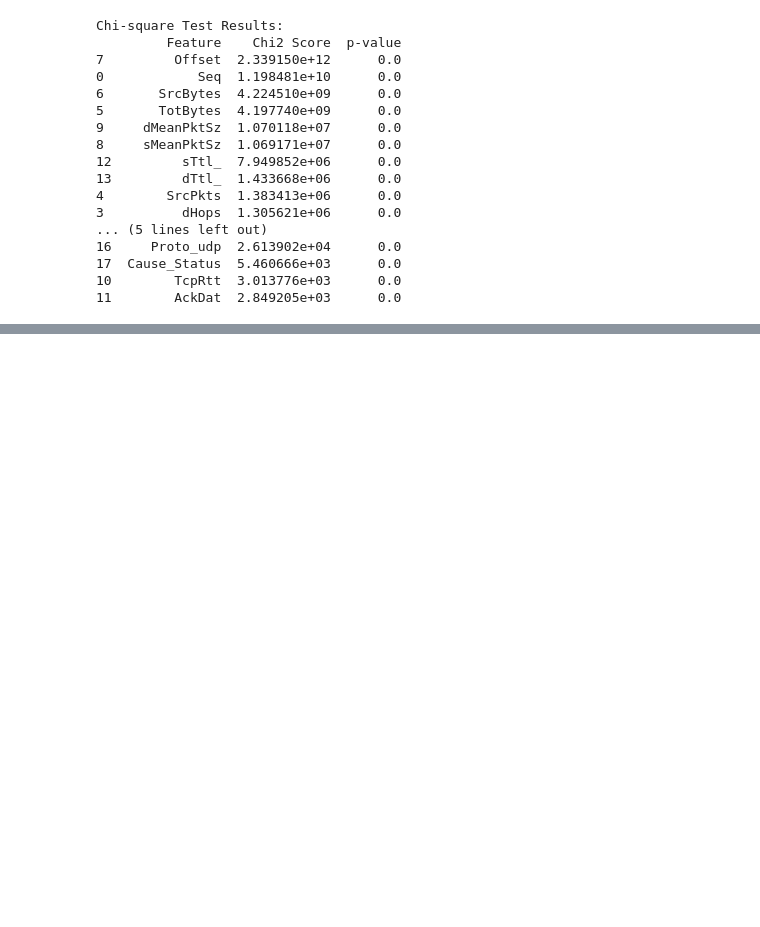
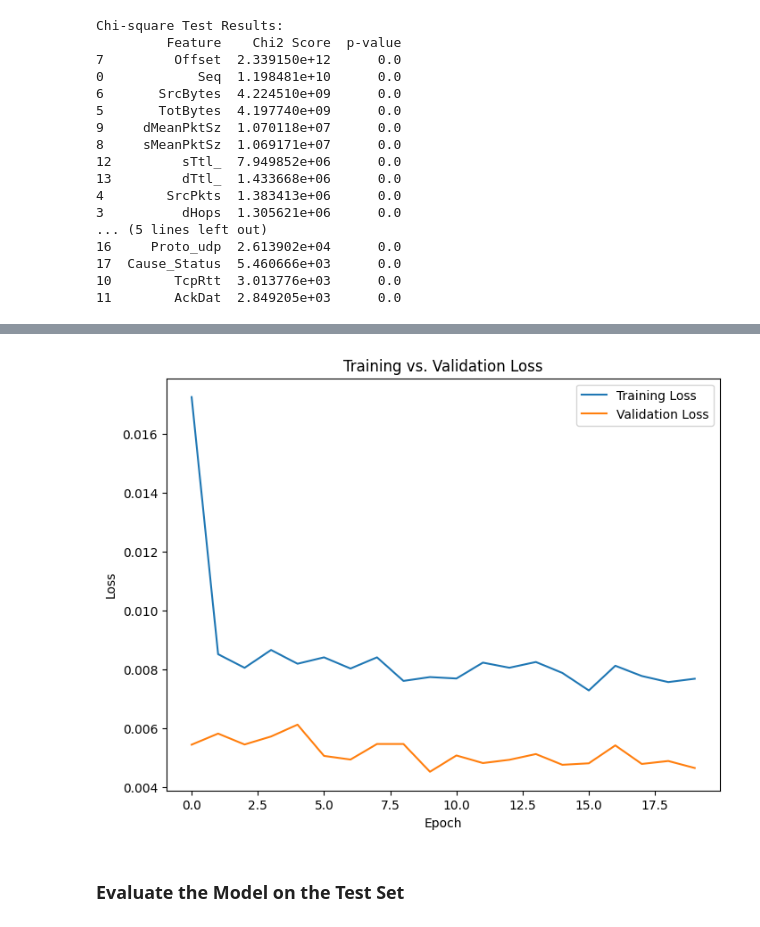
Before and after one commit to Ananttiwari12/Major-proj, a Jupyter notebook: neural_net.ipynb, the cells around one changed output, grey strips where cells are left out. Drawn from its saved outputs; the diff is of its cells as text; code cells hidden in the pictures; blank space fills up the shorter version.

Commit message:
normalization and trained the model

```diff
--- a/neural_net.ipynb
+++ b/neural_net.ipynb
@@ -293,0 +296,8 @@ Chi-square Test Results:
+# %%
+scaler = StandardScaler()
+X_scaled = scaler.fit_transform(X)
+# Split into Train (60%), Validation (20%), and Test (20%) Sets
+# First, split into 60% train and 40% temporary
+X_train, X_temp, y_train, y_temp = train_test_split(X_scaled, y, test_size=0.4, random_state=42, stratify=y)
+# Then, split temporary set equally into validation and test (20% each)
+X_val, X_test, y_val, y_test = train_test_split(X_temp, y_temp, test_size=0.5, random_state=42, stratify=y_temp)
@@ -295,0 +350,20 @@ Chi-square Test Results:
+# %%
+model = Sequential([
+    # First layer: Dense + BatchNorm + Activation + Dropout
+    Dense(64, use_bias=False, kernel_regularizer=l2(0.001), input_shape=(X_train.shape[1],)),
+    BatchNormalization(),
+    Activation('relu'),
+    Dropout(0.3),
+
+    # Second layer: Dense + BatchNorm + Activation + Dropout
+    Dense(32, use_bias=False, kernel_regularizer=l2(0.001)),
+    BatchNormalization(),
+    Activation('relu'),
+    Dropout(0.3),
+
+    # Output layer remains unchanged
+    Dense(1, activation='sigmoid')  # For binary classification
+])
+model.compile(optimizer='adam', loss='binary_crossentropy', metrics=['accuracy'])
+
+model.summary()
@@ -295,0 +388,7 @@ Chi-square Test Results:
+# %%
+# Train the model with validation monitoring
+history = model.fit(X_train, y_train,
+                    validation_data=(X_val, y_val),
+                    epochs=20,
+                    batch_size=32,
+                    verbose=1)
@@ -295,0 +413,14 @@ Chi-square Test Results:
+# %%
+#Plot Training and Validation Loss Curves
+plt.figure(figsize=(8, 6))
+plt.plot(history.history['loss'], label='Training Loss')
+plt.plot(history.history['val_loss'], label='Validation Loss')
+plt.title("Training vs. Validation Loss")
+plt.xlabel("Epoch")
+plt.ylabel("Loss")
+plt.legend()
+plt.show()
+# %% [output]
+[figure, added]
+# %% [markdown]
+### Evaluate the Model on the Test Set
```
Also changed, not shown: parts of 12 cells of this notebook.
